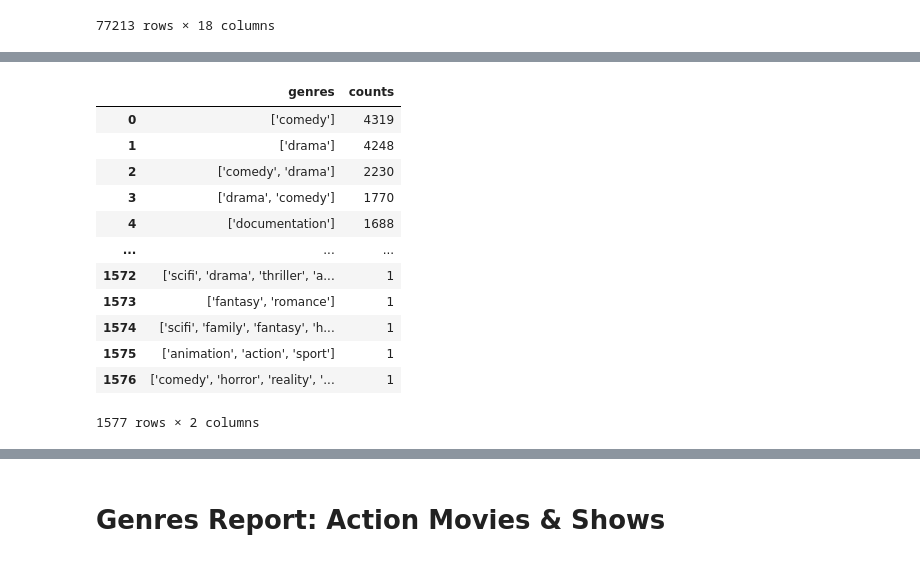
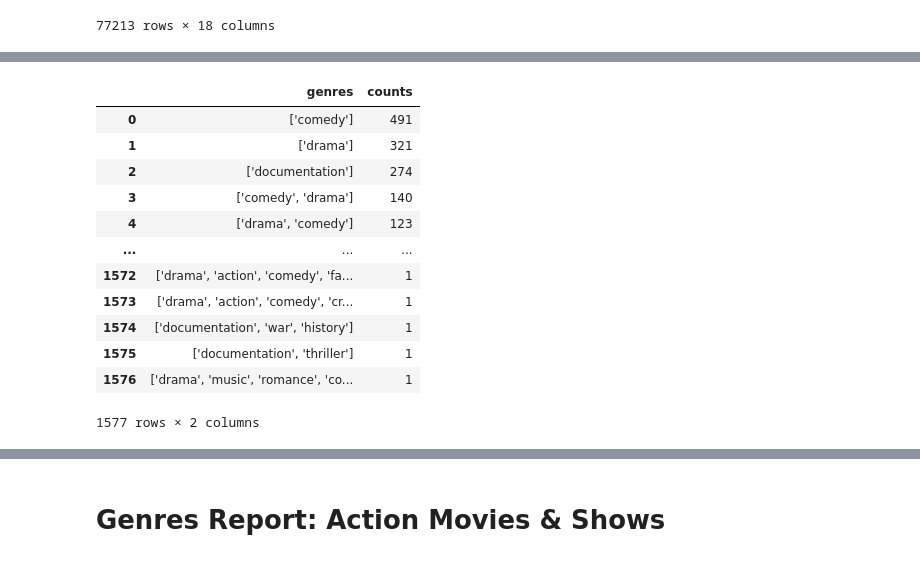
Before and after one commit to VedranaGATech/Project_1_Neflix_and_Chill, a Jupyter notebook: netflix.ipynb, the cells around one changed output, grey strips where cells are left out. Saved outputs shown, nothing was run; the diff lists cells and outputs as text; code cells hidden in the pictures.

```diff
--- a/netflix.ipynb
+++ b/netflix.ipynb
@@ -57,3 +60,6 @@ netflix_DF
 | 77211 | tm1098060 | Mistura Olusanya | Nurse Titi | ACTOR | Shadow Parties | MOVIE | A family faces destruction in a l... | 2021 | NaN | ... |
 | 77212 | tm1098060 | Yemi Amodu | NaN | DIRECTOR | Shadow Parties | MOVIE | A family faces destruction in a l... | 2021 | NaN | ... |
 77213 rows × 18 columns
+# %%
+cleaned_netflix_DF = netflix_DF.drop_duplicates("id")
+cleaned_netflix_DF
@@ -85,19 +105,19 @@ plt.show()
 # %%
-genres = netflix_DF.groupby('genres', ).size().reset_index().sort_values(by = 0,ascending = 0).reset_index().drop('index',axis = 1).rename(columns = {0:'counts'})
+genres = cleaned_netflix_DF.groupby('genres', ).size().reset_index().sort_values(by = 0,ascending = 0).reset_index().drop('index',axis = 1).rename(columns = {0:'counts'})
 genres
 # %% [output]
 |  | genres | counts |
-| 0 | ['comedy'] | 4319 |
-| 1 | ['drama'] | 4248 |
-| 2 | ['comedy', 'drama'] | 2230 |
-| 3 | ['drama', 'comedy'] | 1770 |
-| 4 | ['documentation'] | 1688 |
+| 0 | ['comedy'] | 491 |
+| 1 | ['drama'] | 321 |
+| 2 | ['documentation'] | 274 |
+| 3 | ['comedy', 'drama'] | 140 |
+| 4 | ['drama', 'comedy'] | 123 |
 | ... | ... | ... |
-| 1572 | ['scifi', 'drama', 'thriller', 'a... | 1 |
-| 1573 | ['fantasy', 'romance'] | 1 |
-| 1574 | ['scifi', 'family', 'fantasy', 'h... | 1 |
-| 1575 | ['animation', 'action', 'sport'] | 1 |
-| 1576 | ['comedy', 'horror', 'reality', '... | 1 |
+| 1572 | ['drama', 'action', 'comedy', 'fa... | 1 |
+| 1573 | ['drama', 'action', 'comedy', 'cr... | 1 |
+| 1574 | ['documentation', 'war', 'history'] | 1 |
+| 1575 | ['documentation', 'thriller'] | 1 |
+| 1576 | ['drama', 'music', 'romance', 'co... | 1 |
 1577 rows × 2 columns
 # %%
 #count by genres
```
Also changed, not shown: parts of 9 cells of this notebook, 9 other files.
